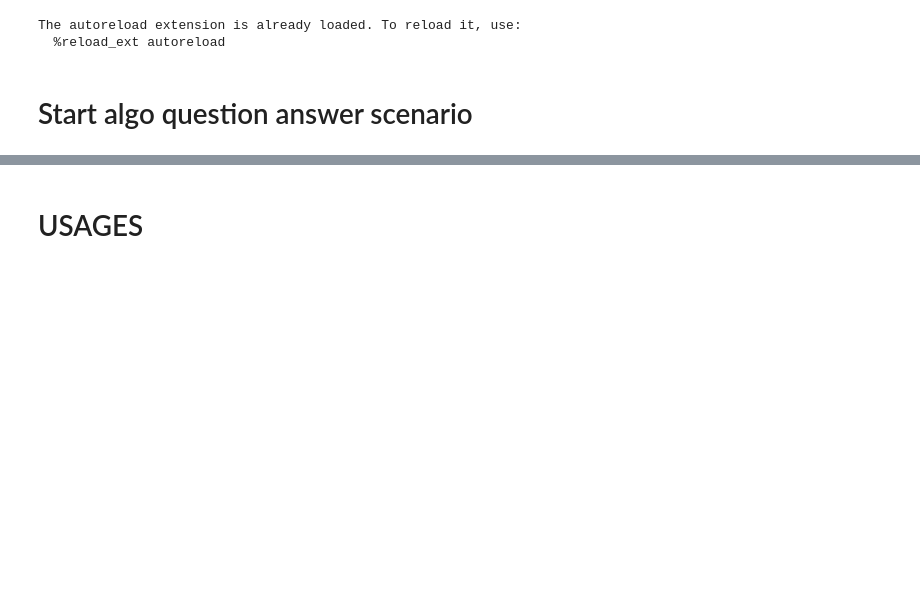
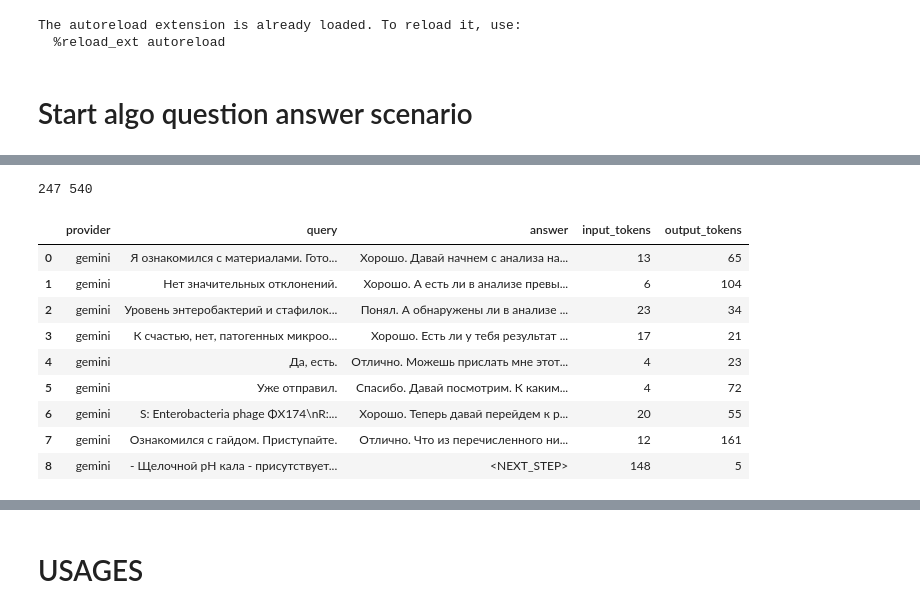
Before and after one commit to NikolayTV/zbl_algorithm, a Jupyter notebook: algo.ipynb, the cells around one changed output, grey strips where cells are left out. Saved outputs shown, nothing was run; the diff lists cells and outputs as text; code cells hidden in the pictures; blank space fills up the shorter version.

```diff
--- a/algo.ipynb
+++ b/algo.ipynb
@@ -189,0 +654,17 @@ student_card
+# %%
+import pandas as pd
+u = pd.DataFrame(usage_history)
+print(u['input_tokens'].sum(), u['output_tokens'].sum(), )
+u
+# %% [output]
+247 540
+|  | provider | query | answer | input_tokens | output_tokens |
+| 0 | gemini | Я ознакомился с материалами. Гото... | Хорошо. Давай начнем с анализа на... | 13 | 65 |
+| 1 | gemini | Нет значительных отклонений. | Хорошо. А есть ли в анализе превы... | 6 | 104 |
+| 2 | gemini | Уровень энтеробактерий и стафилок... | Понял. А обнаружены ли в анализе ... | 23 | 34 |
+| 3 | gemini | К счастью, нет, патогенных микроо... | Хорошо. Есть ли у тебя результат ... | 17 | 21 |
+| 4 | gemini | Да, есть. | Отлично. Можешь прислать мне этот... | 4 | 23 |
+| 5 | gemini | Уже отправил. | Спасибо. Давай посмотрим. К каким... | 4 | 72 |
+| 6 | gemini | S: Enterobacteria phage ΦX174\nR:... | Хорошо. Теперь давай перейдем к р... | 20 | 55 |
+| 7 | gemini | Ознакомился с гайдом. Приступайте. | Отлично. Что из перечисленного ни... | 12 | 161 |
+| 8 | gemini | - Щелочной рН кала - присутствует... | <NEXT_STEP> | 148 | 5 |
```
Also changed, not shown: parts of 26 cells of this notebook, 11 other files.
